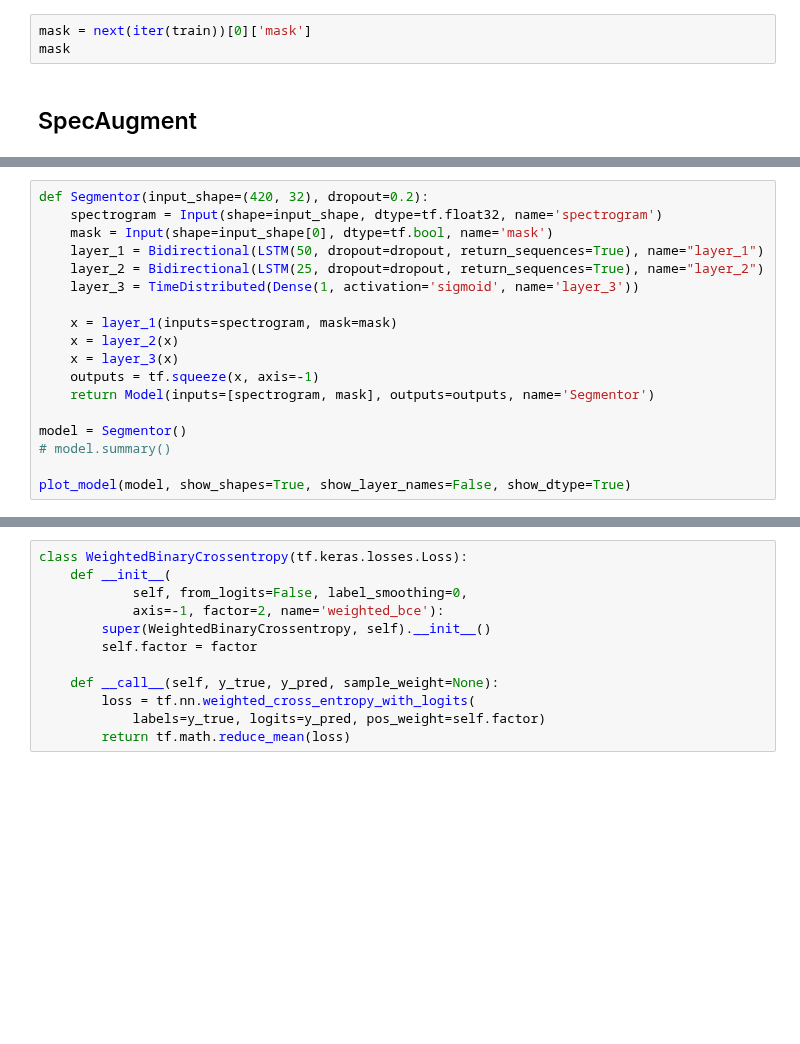
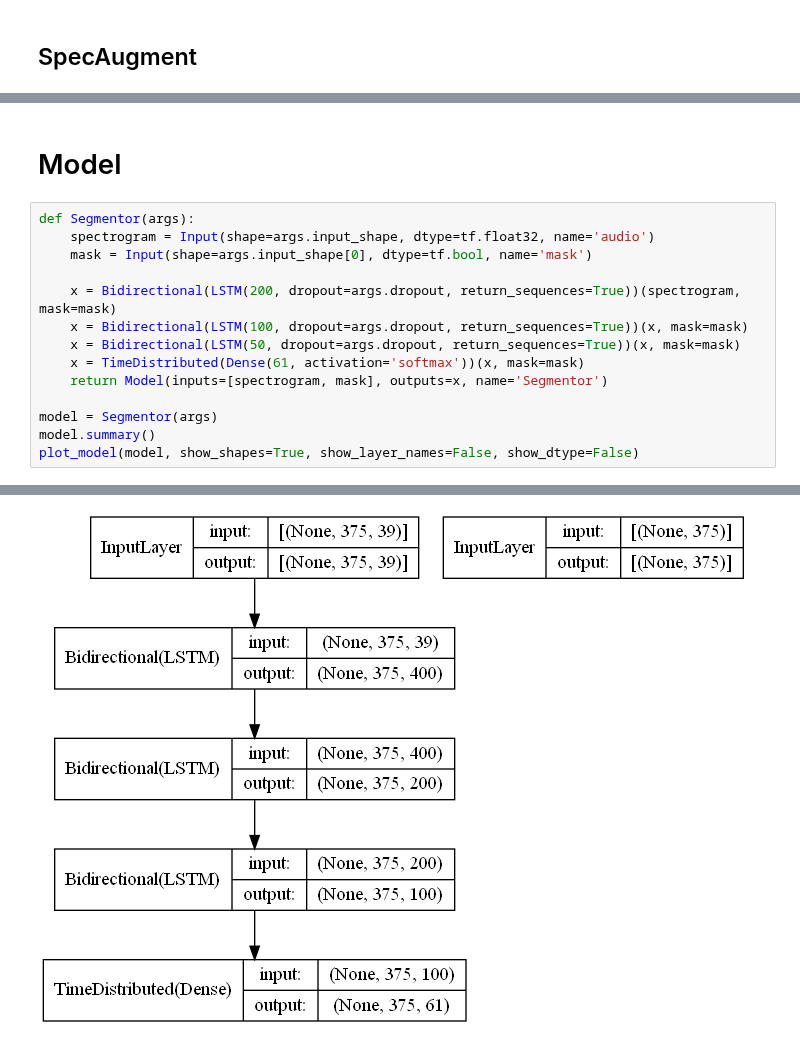
Before and after one commit to syalabi-seet/HoloMora, a Jupyter notebook: TIMIT-preprocess.ipynb, the cells around one changed output, grey strips where cells are left out. Saved outputs shown, nothing was run; the diff lists cells and outputs as text; blank space fills up the shorter version.

Commit message:
18/09/2021 working bilstm model

```diff
--- a/TIMIT-preprocess.ipynb
+++ b/TIMIT-preprocess.ipynb
@@ -461,6 +514,3 @@ train
-# %%
-mask = next(iter(train))[0]['mask']
-mask
 # %% [markdown]
 ## SpecAugment
 # %%
@@ -482,18 +538,17 @@ plt.show()
+# %% [markdown]
+# Model
 # %%
-def Segmentor(input_shape=(420, 32), dropout=0.2):
-    spectrogram = Input(shape=input_shape, dtype=tf.float32, name='spectrogram')
-    mask = Input(shape=input_shape[0], dtype=tf.bool, name='mask')
-    layer_1 = Bidirectional(LSTM(50, dropout=dropout, return_sequences=True), name="layer_1")
-    layer_2 = Bidirectional(LSTM(25, dropout=dropout, return_sequences=True), name="layer_2")
-    layer_3 = TimeDistributed(Dense(1, activation='sigmoid', name='layer_3'))
+def Segmentor(args):
+    spectrogram = Input(shape=args.input_shape, dtype=tf.float32, name='audio')
+    mask = Input(shape=args.input_shape[0], dtype=tf.bool, name='mask')
 
-    x = layer_1(inputs=spectrogram, mask=mask)
-    x = layer_2(x)
-    x = layer_3(x)
-    outputs = tf.squeeze(x, axis=-1)
-    return Model(inputs=[spectrogram, mask], outputs=outputs, name='Segmentor')
+    x = Bidirectional(LSTM(200, dropout=args.dropout, return_sequences=True))(spectrogram, mask=mask)
+    x = Bidirectional(LSTM(100, dropout=args.dropout, return_sequences=True))(x, mask=mask)
+    x = Bidirectional(LSTM(50, dropout=args.dropout, return_sequences=True))(x, mask=mask)
+    x = TimeDistributed(Dense(61, activation='softmax'))(x, mask=mask)
+    return Model(inputs=[spectrogram, mask], outputs=x, name='Segmentor')
 
-model = Segmentor()
-# model.summary()
-
-plot_model(model, show_shapes=True, show_layer_names=False, show_dtype=True)
+model = Segmentor(args)
+model.summary()
+plot_model(model, show_shapes=True, show_layer_names=False, show_dtype=False)
+# %% [output]
@@ -500,12 +572 @@ plot_model(model, show_shapes=True, show_layer_names=False, show_dtype=True)
+[figure, added]
-# %%
-class WeightedBinaryCrossentropy(tf.keras.losses.Loss):
-    def __init__(
-            self, from_logits=False, label_smoothing=0,
-            axis=-1, factor=2, name='weighted_bce'):
-        super(WeightedBinaryCrossentropy, self).__init__()
-        self.factor = factor
-
-    def __call__(self, y_true, y_pred, sample_weight=None):
-        loss = tf.nn.weighted_cross_entropy_with_logits(
-            labels=y_true, logits=y_pred, pos_weight=self.factor)
-        return tf.math.reduce_mean(loss)
```
Also changed, not shown: parts of 19 cells of this notebook, 4 other files.
